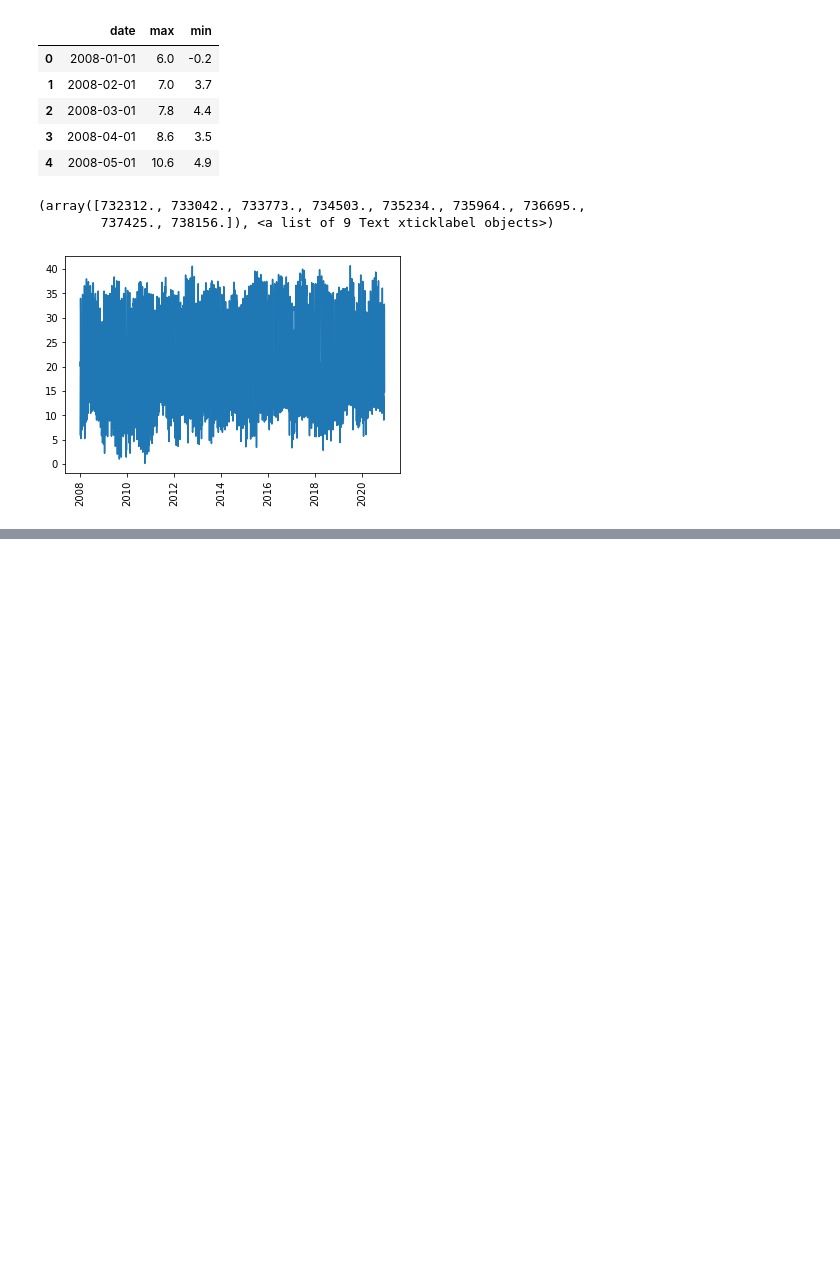
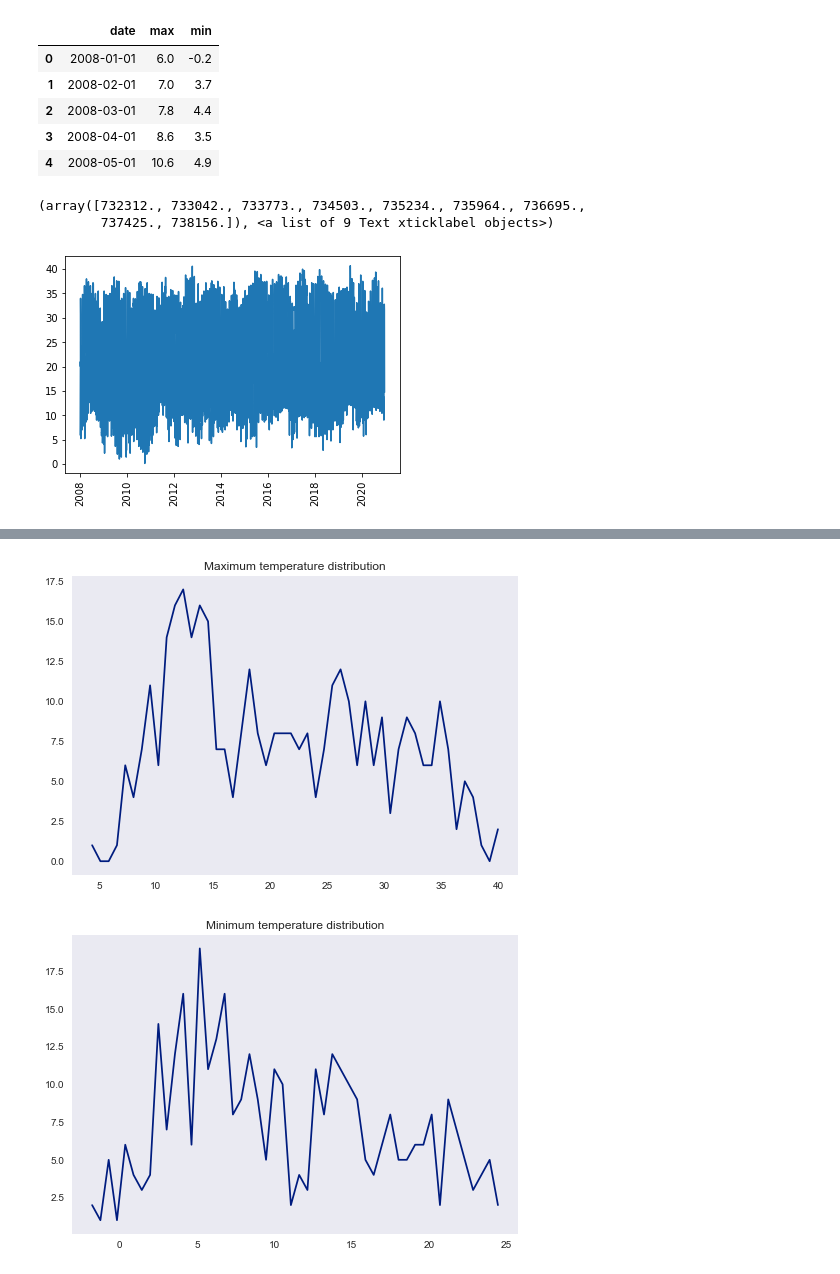
Before and after one commit to szingerpeter/ELTE_OST, a Jupyter notebook: weather/data-exploration.ipynb, the cells around one changed output, grey strips where cells are left out. Saved outputs shown, nothing was run; the diff lists cells and outputs as text; code cells hidden in the pictures; blank space fills up the shorter version.

```diff
--- a/weather/data-exploration.ipynb
+++ b/weather/data-exploration.ipynb
@@ -47,3 +52,26 @@ ax.plot(df['date'], df['min'])
+# %%
+plt.style.use("seaborn-dark-palette")
+
+# Histogram
+heights,bins = np.histogram(df['max'],bins=50)
+
+plt.plot(bins[:-1],heights)
+
+plt.title("Maximum temperature distribution")
+
+plt.show()
+
+# Histogram
+heights,bins = np.histogram(df['min'],bins=50)
+
+plt.plot(bins[:-1],heights)
+
+plt.title("Minimum temperature distribution")
+
+plt.show()
+# %% [output]
+[figure, added]
+[figure, added]
 # %%
 df = pd.read_csv('data/data.txt', sep = '\s+')
 df.to_csv('data/data.csv', sep=',', index=False)
```
Also changed, not shown: parts of 1 cell of this notebook.
